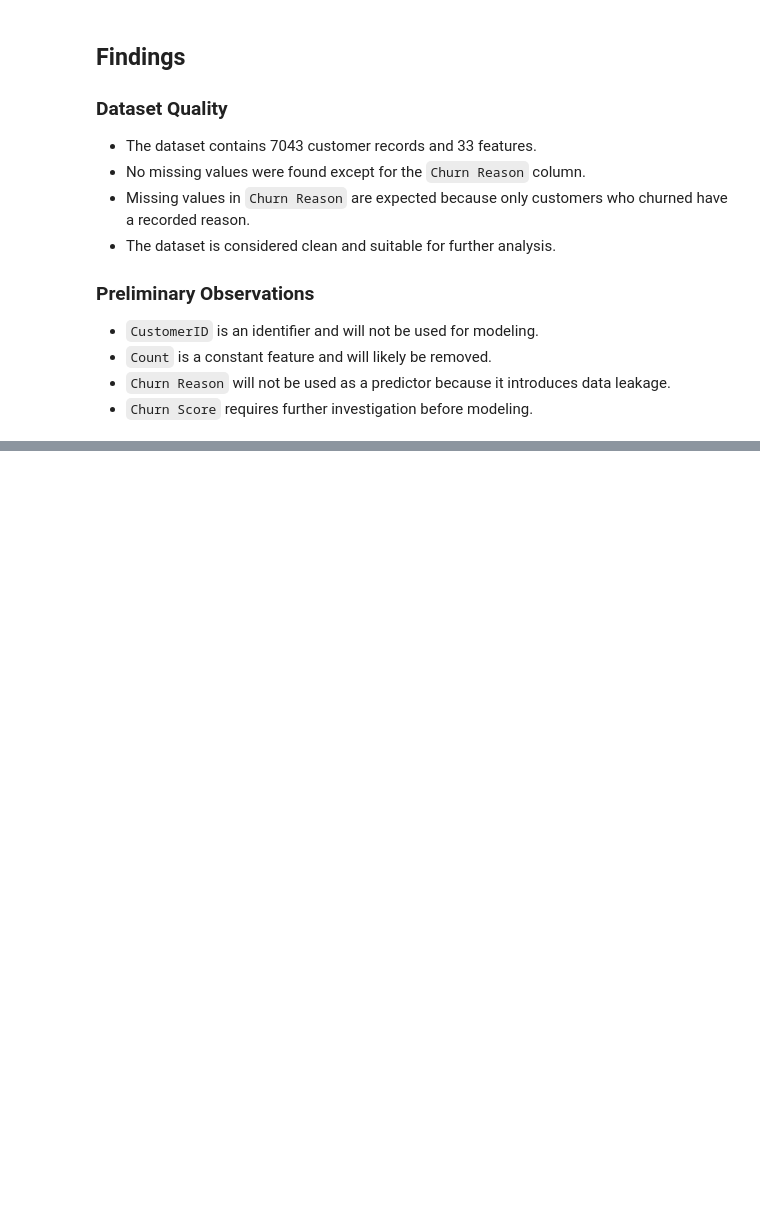
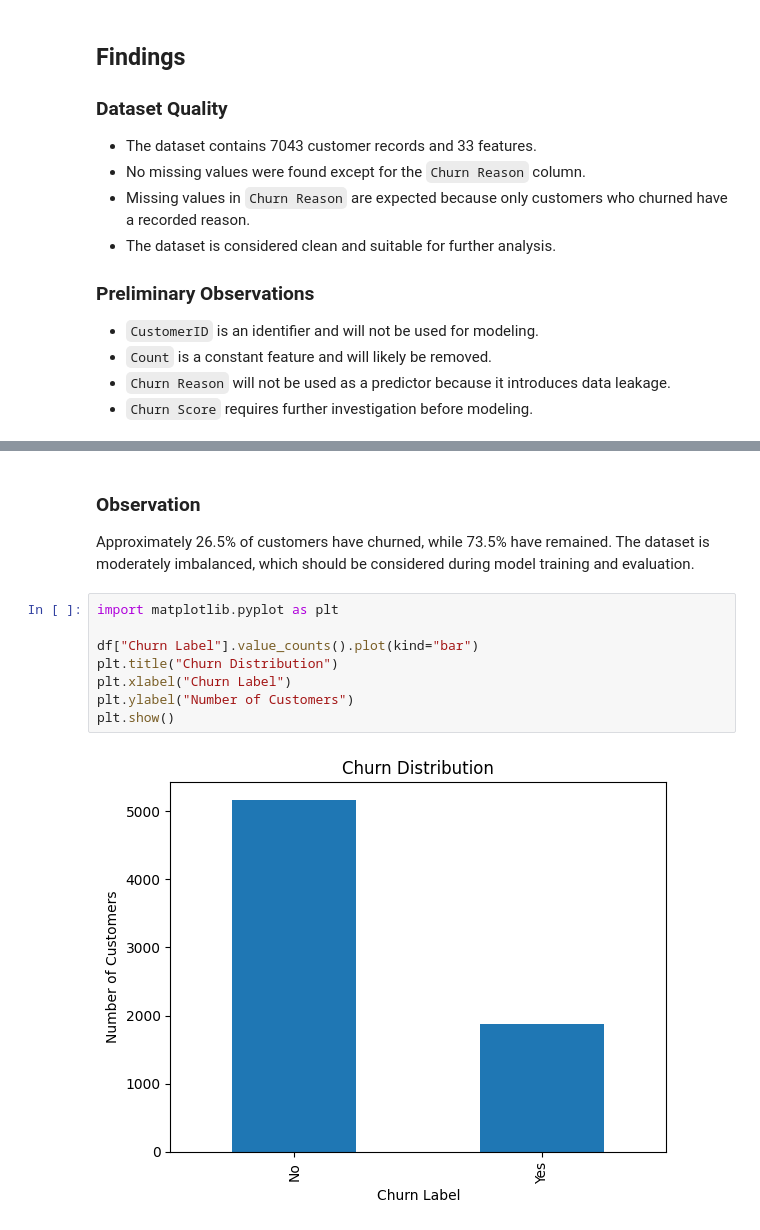
Before and after one commit to yarenyavuz/telecom-customer-retention-intelligence-platform, a Jupyter notebook: notebooks/01_data_understanding.ipynb, the cells around one changed output, grey strips where cells are left out. Saved outputs shown, nothing was run; the diff lists cells and outputs as text; blank space fills up the shorter version.

```diff
--- a/notebooks/01_data_understanding.ipynb
+++ b/notebooks/01_data_understanding.ipynb
@@ -132,0 +143,14 @@ dtype: int64
+# %% [markdown]
+### Observation
+
+Approximately 26.5% of customers have churned, while 73.5% have remained. The dataset is moderately imbalanced, which should be considered during model training and evaluation.
+# %%
+import matplotlib.pyplot as plt
+
+df["Churn Label"].value_counts().plot(kind="bar")
+plt.title("Churn Distribution")
+plt.xlabel("Churn Label")
+plt.ylabel("Number of Customers")
+plt.show()
+# %% [output]
+[figure, added]
```
Also changed, not shown: parts of 19 cells of this notebook, 1 other file.
